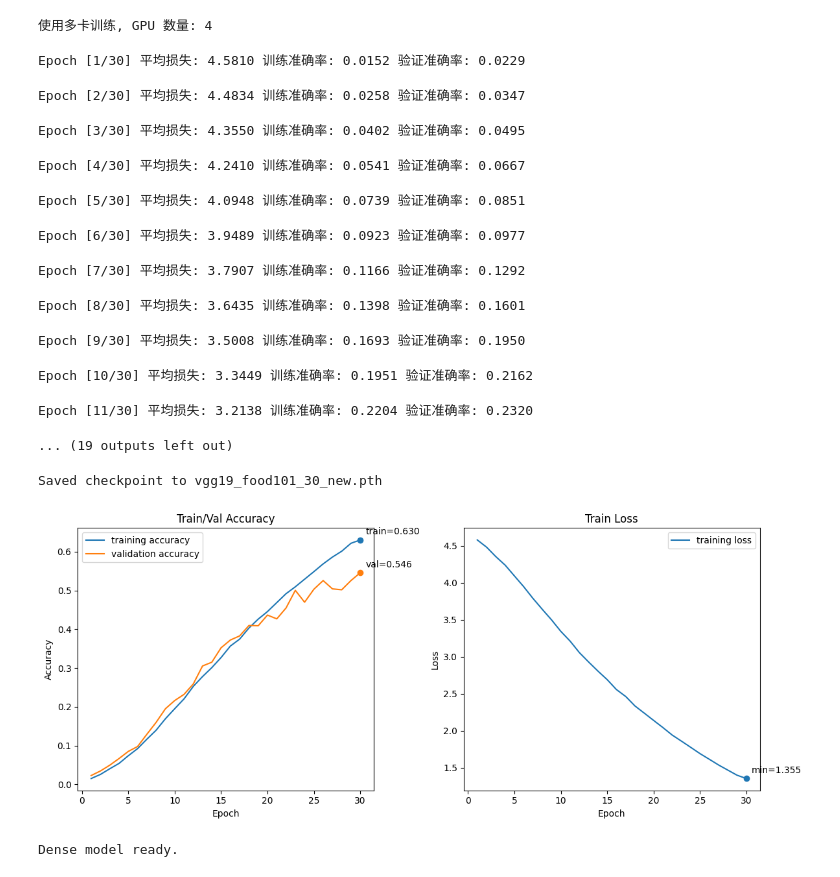
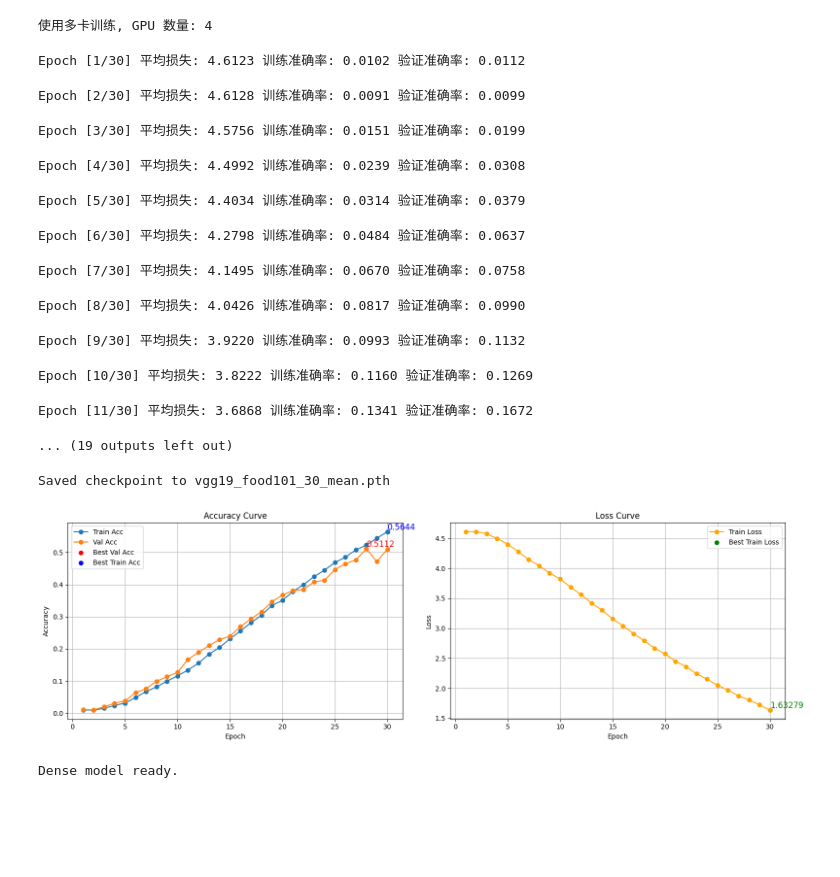
Before and after one commit to peeker-tao/ModelReshow, a Jupyter notebook: modelReShow/VGGNet/baseline.ipynb, the cells around one changed output. Drawn from its saved outputs; the diff is of its cells as text; code cells hidden in the pictures; blank space fills up the shorter version.

```diff
--- a/modelReShow/VGGNet/baseline.ipynb
+++ b/modelReShow/VGGNet/baseline.ipynb
@@ -373,6 +334,8 @@ test_dir = "/data/data_taohy/awesomeCopression/food101_images/validation"
 
 NUM_CLASSES = 101
 BATCH_SIZE = 64
+mean = [0.5449, 0.4433, 0.3435]
+std = [0.2271, 0.2376, 0.2350]
 
 device = torch.device("cuda") if torch.cuda.is_available() else "cpu"
 model = VGGNet(num_classes=NUM_CLASSES)
@@ -386,11 +349,11 @@ model = model.to(device)
 # S = [150,300]
 transform_train = T.Compose(
     [
-        ScaleJitter((128, 128), (150 / 128, 300 / 128)),#  随机缩放到 128-150 之间的尺寸
-        T.Resize((128, 128)),  # 强制统一尺寸，避免 batch 内大小不一致
+        ScaleJitter((128, 128), (150 / 128, 300 / 128)),
+        T.Resize((128, 128)),
         T.RandomHorizontalFlip(),
         T.ToTensor(),
-        T.Normalize(mean=[0.485, 0.456, 0.406], std=[0.229, 0.224, 0.225]),
+        T.Normalize(mean=mean, std=std),
     ]
 )
 
@@ -400,7 +363,7 @@ transform_val = T.Compose(
         T.Resize((150, 150)),
         T.CenterCrop((128, 128)),
         T.ToTensor(),
-        T.Normalize(mean=[0.485, 0.456, 0.406], std=[0.229, 0.224, 0.225]),
+        T.Normalize(mean=mean, std=std),
     ]
 )
 
@@ -450,17 +413,17 @@ train_acc, loss, val_acc = train(
  )
 # %% [output]
 使用多卡训练, GPU 数量: 4
-Epoch [1/30] 平均损失: 4.5810 训练准确率: 0.0152 验证准确率: 0.0229
+Epoch [1/30] 平均损失: 4.6123 训练准确率: 0.0102 验证准确率: 0.0112
-Epoch [2/30] 平均损失: 4.4834 训练准确率: 0.0258 验证准确率: 0.0347
+Epoch [2/30] 平均损失: 4.6128 训练准确率: 0.0091 验证准确率: 0.0099
-Epoch [3/30] 平均损失: 4.3550 训练准确率: 0.0402 验证准确率: 0.0495
+Epoch [3/30] 平均损失: 4.5756 训练准确率: 0.0151 验证准确率: 0.0199
-Epoch [4/30] 平均损失: 4.2410 训练准确率: 0.0541 验证准确率: 0.0667
+Epoch [4/30] 平均损失: 4.4992 训练准确率: 0.0239 验证准确率: 0.0308
-Epoch [5/30] 平均损失: 4.0948 训练准确率: 0.0739 验证准确率: 0.0851
+Epoch [5/30] 平均损失: 4.4034 训练准确率: 0.0314 验证准确率: 0.0379
-Epoch [6/30] 平均损失: 3.9489 训练准确率: 0.0923 验证准确率: 0.0977
+Epoch [6/30] 平均损失: 4.2798 训练准确率: 0.0484 验证准确率: 0.0637
-Epoch [7/30] 平均损失: 3.7907 训练准确率: 0.1166 验证准确率: 0.1292
+Epoch [7/30] 平均损失: 4.1495 训练准确率: 0.0670 验证准确率: 0.0758
-Epoch [8/30] 平均损失: 3.6435 训练准确率: 0.1398 验证准确率: 0.1601
+Epoch [8/30] 平均损失: 4.0426 训练准确率: 0.0817 验证准确率: 0.0990
-Epoch [9/30] 平均损失: 3.5008 训练准确率: 0.1693 验证准确率: 0.1950
+Epoch [9/30] 平均损失: 3.9220 训练准确率: 0.0993 验证准确率: 0.1132
-Epoch [10/30] 平均损失: 3.3449 训练准确率: 0.1951 验证准确率: 0.2162
+Epoch [10/30] 平均损失: 3.8222 训练准确率: 0.1160 验证准确率: 0.1269
-Epoch [11/30] 平均损失: 3.2138 训练准确率: 0.2204 验证准确率: 0.2320
+Epoch [11/30] 平均损失: 3.6868 训练准确率: 0.1341 验证准确率: 0.1672
 ... (19 outputs left out)
 # %%
 import os
@@ -482,13 +445,13 @@ def save_checkpoint(path, model, optimizer, scheduler=None, epoch=None, best_acc
   torch.save(checkpoint, path)
   print(f"Saved checkpoint to {path}")
 # %%
-save_checkpoint("vgg19_food101_30_new.pth", model, optimizer, scheduler_base, epoch=50, best_acc=max(val_acc) if val_acc else None)
+save_checkpoint("vgg19_food101_30_mean.pth", model, optimizer, scheduler_base, epoch=50, best_acc=max(val_acc) if val_acc else None)
 # %% [output]
-Saved checkpoint to vgg19_food101_30_new.pth
+Saved checkpoint to vgg19_food101_30_mean.pth
 # %%
-plot_metrics(train_acc, val_acc, loss)
+plot_acc_loss(train_acc, loss, val_acc)
 # %% [output]
-[figure, old version]
+[figure, new version]
 # %%
 # 密集评估 (Dense Testing): 将 VGG 的 3 个全连接层映射为卷积层
 class DenseVGGNet(nn.Module):
```
Also changed, not shown: parts of 10 cells of this notebook, 21 other files.
